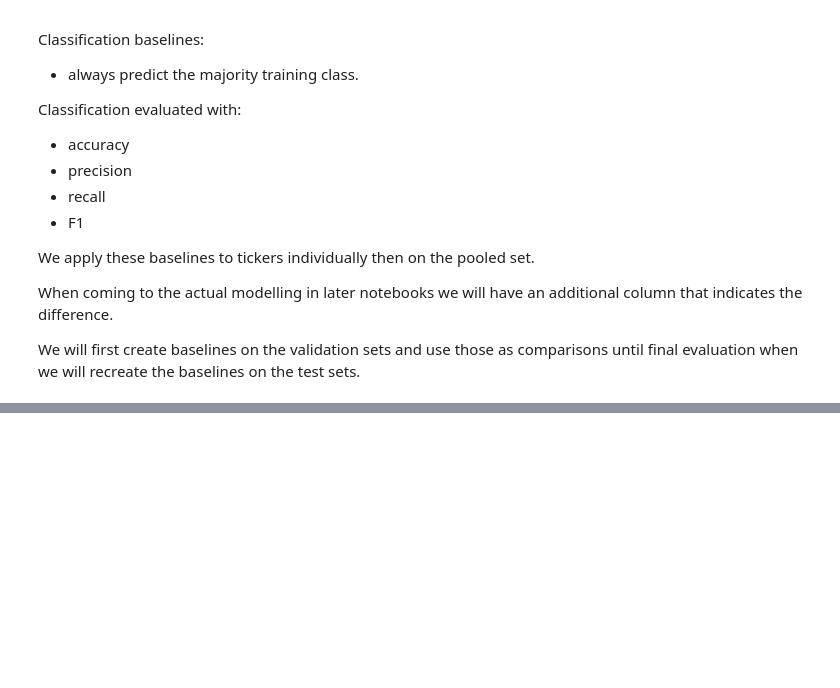
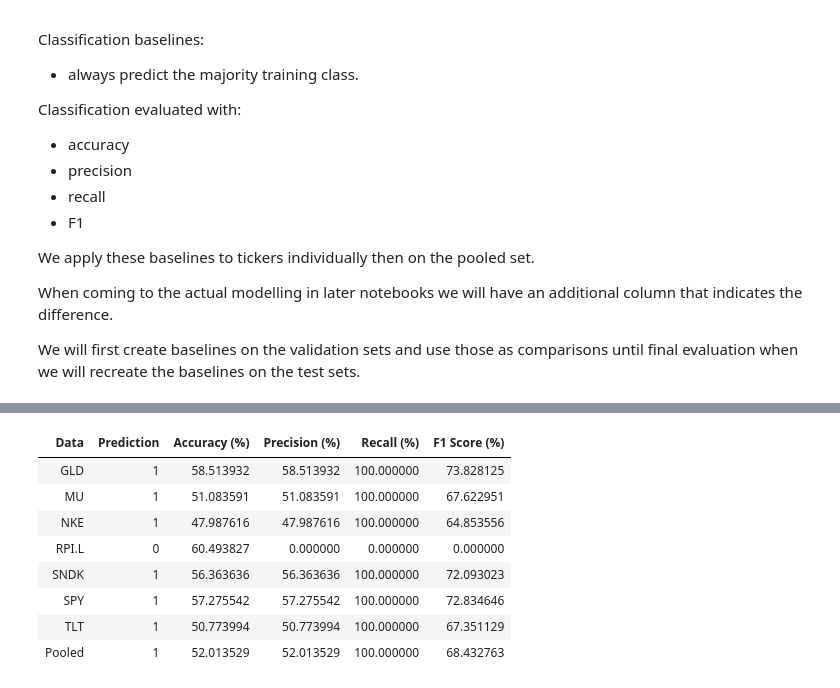
Before and after one commit to maxautomateseverything/market-intelligence-pipeline, a Jupyter notebook: Modelling Notebooks/10 - Modelling Prepration.ipynb, the cells around one changed output, grey strips where cells are left out. Cells and saved outputs as stored; diff of their text form; code cells hidden in the pictures; blank space fills up the shorter version.

```diff
--- a/Modelling Notebooks/10 - Modelling Prepration.ipynb
+++ b/Modelling Notebooks/10 - Modelling Prepration.ipynb
@@ -504,0 +674,63 @@ display(results.style.hide(axis="index"))
+# %%
+from sklearn.metrics import (accuracy_score,
+                             precision_score,
+                             recall_score,
+                             f1_score)
+
+def classification_results(data, training_df, validation_df):
+
+    target = "target_direction_no_calendar"
+
+    y_actual = validation_df[target]
+
+    y_len = len(validation_df)
+    y_pred = np.full(y_len, training_df[target].mode())
+
+    accuracy = accuracy_score(y_actual, y_pred)*100
+    precision = precision_score(y_actual, y_pred)*100
+    recall = recall_score(y_actual, y_pred)*100
+    f1 = f1_score(y_actual, y_pred)*100
+
+    result = {
+        "Data": data,
+        "Prediction": training_df[target].mode().iloc[0],
+        "Accuracy (%)": accuracy,
+        "Precision (%)": precision,
+        "Recall (%)": recall,
+        "F1 Score (%)": f1
+    }
+
+    return result
+
+ticker = "ticker"
+
+train_set3 = train_ticker.copy()
+val_set3 = validation_ticker.copy()
+pool_train3 = pooled_train.copy()
+pool_val3 = pooled_validation.copy()
+
+results = []
+
+for (asset_train, group_train), (asset_val, group_val) in zip(train_set3.groupby(ticker), val_set3.groupby(ticker)):
+
+    result = classification_results(asset_train, group_train, group_val)
+
+    results.append(result)
+
+result = classification_results("Pooled", pool_train3, pool_val3)
+
+results.append(result)
+
+result_table = pd.DataFrame(results)
+
+display(result_table.style.hide(axis="index"))
+# %% [output]
+| Data | Prediction | Accuracy (%) | Precision (%) | Recall (%) | F1 Score (%) |
+| GLD | 1 | 58.513932 | 58.513932 | 100.000000 | 73.828125 |
+| MU | 1 | 51.083591 | 51.083591 | 100.000000 | 67.622951 |
+| NKE | 1 | 47.987616 | 47.987616 | 100.000000 | 64.853556 |
+| RPI.L | 0 | 60.493827 | 0.000000 | 0.000000 | 0.000000 |
+| SNDK | 1 | 56.363636 | 56.363636 | 100.000000 | 72.093023 |
+| SPY | 1 | 57.275542 | 57.275542 | 100.000000 | 72.834646 |
+| TLT | 1 | 50.773994 | 50.773994 | 100.000000 | 67.351129 |
+| Pooled | 1 | 52.013529 | 52.013529 | 100.000000 | 68.432763 |
```
Also changed, not shown: parts of 7 cells of this notebook.
